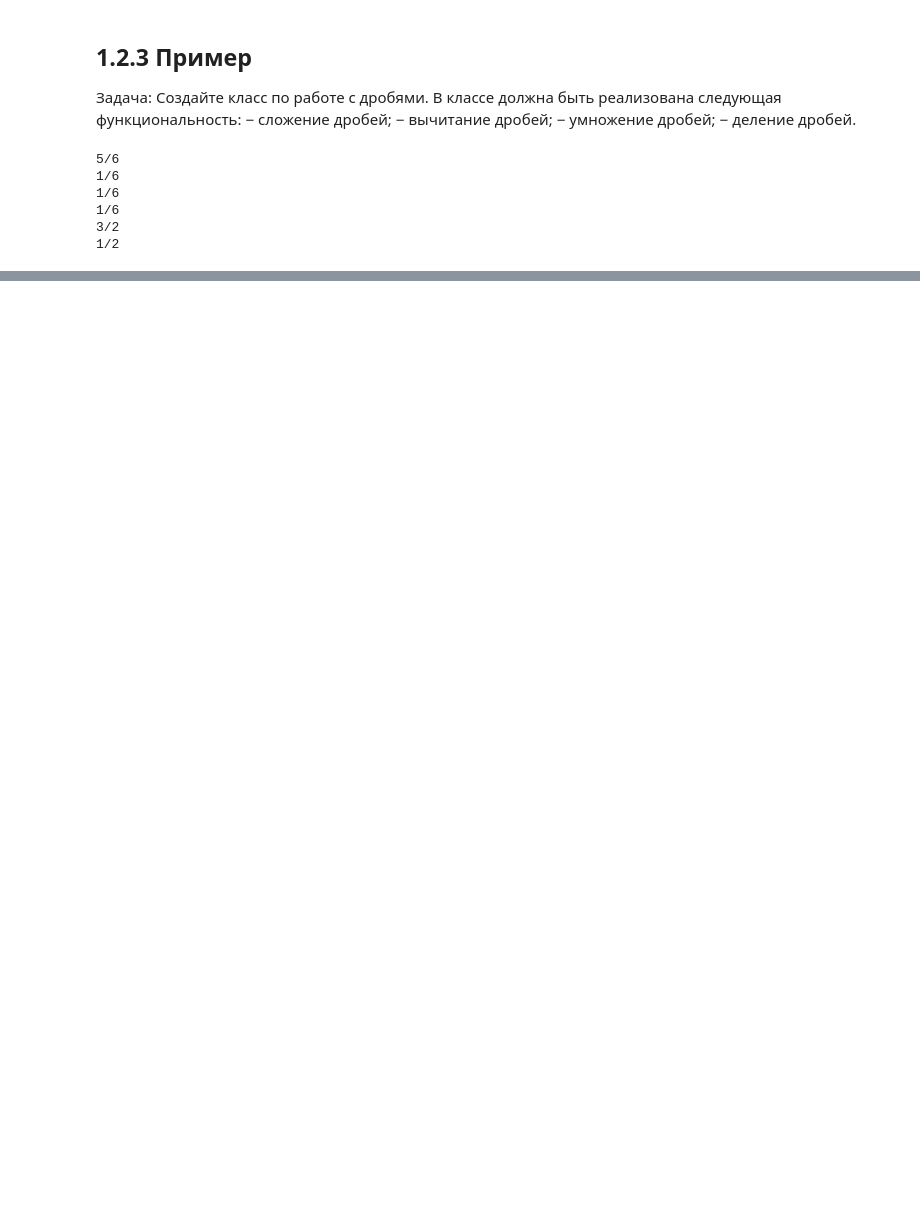
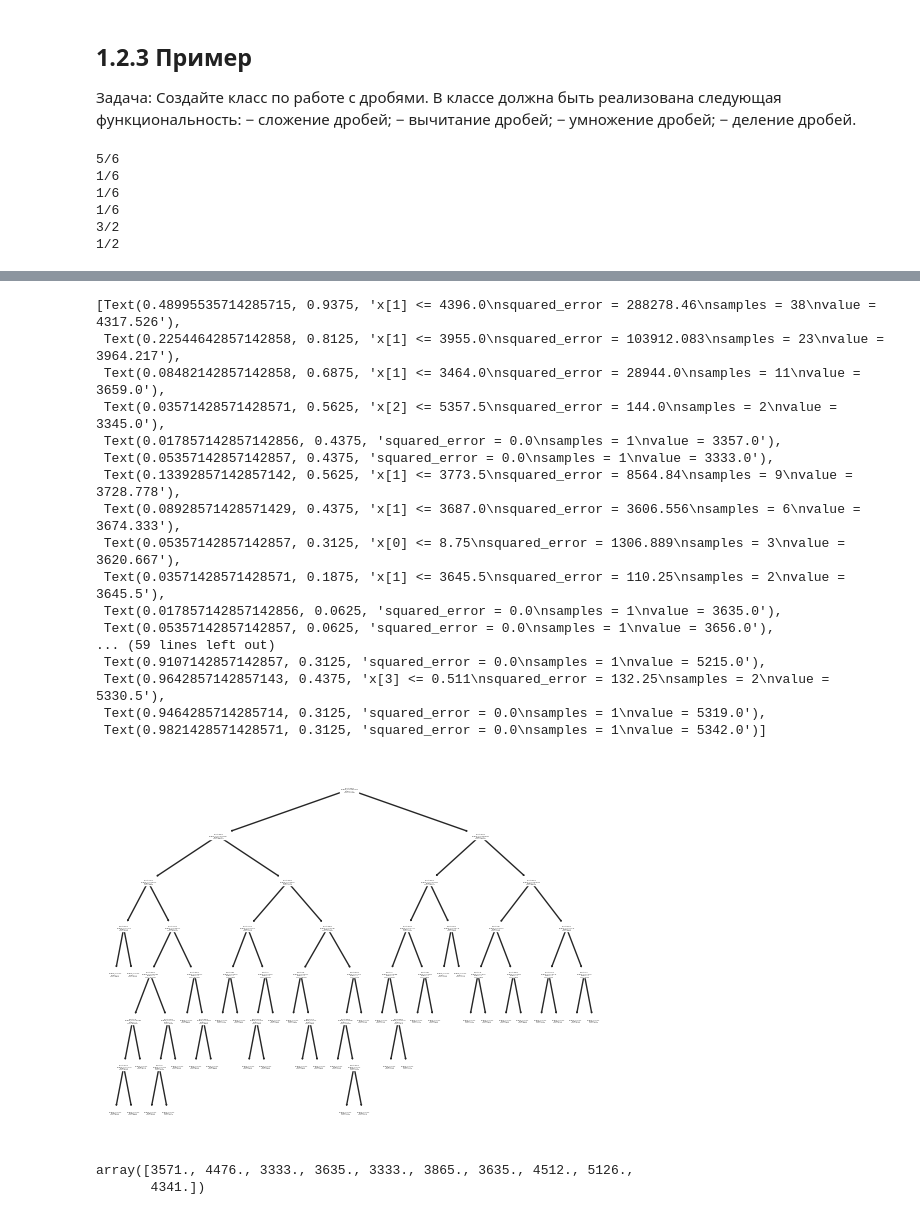
Before and after one commit to Shkityrk/AI_MIREA, a Jupyter notebook: Shkityr_K_Workbook5.ipynb, the cells around one changed output, grey strips where cells are left out. Cells and saved outputs as stored; diff of their text form; code cells hidden in the pictures; blank space fills up the shorter version.

```diff
--- a/Shkityr_K_Workbook5.ipynb
+++ b/Shkityr_K_Workbook5.ipynb
@@ -147,0 +458,6 @@ class Calc:
+# %%
+url = "https://raw.githubusercontent.com/likarajo/petrol_consumption/master/data/petrol_consumption.csv"
+
+dataframe=pd.read_csv(url)
+
+dataframe.head()
@@ -147,0 +485,6 @@ class Calc:
+# %%
+X_task=dataframe.iloc[:,:-1].values
+y_task=dataframe.iloc[:,1].values
+
+print(X_task)
+print(y_task)
@@ -147,0 +509,33 @@ class Calc:
+# %%
+X_train, X_test, y_train, y_test=train_test_split(X_task, y_task, test_size=0.2, random_state=0)
+# %%
+from sklearn.tree import DecisionTreeRegressor
+
+regressor = DecisionTreeRegressor()
+regressor.fit(X_train, y_train)
+tree.plot_tree(regressor)
+# %% [output]
+[Text(0.48995535714285715, 0.9375, 'x[1] <= 4396.0\nsquared_error = 288278.46\nsamples = 38\nvalue = 4317.526'),
+ Text(0.22544642857142858, 0.8125, 'x[1] <= 3955.0\nsquared_error = 103912.083\nsamples = 23\nvalue = 3964.217'),
+ Text(0.08482142857142858, 0.6875, 'x[1] <= 3464.0\nsquared_error = 28944.0\nsamples = 11\nvalue = 3659.0'),
+ Text(0.03571428571428571, 0.5625, 'x[2] <= 5357.5\nsquared_error = 144.0\nsamples = 2\nvalue = 3345.0'),
+ Text(0.017857142857142856, 0.4375, 'squared_error = 0.0\nsamples = 1\nvalue = 3357.0'),
+ Text(0.05357142857142857, 0.4375, 'squared_error = 0.0\nsamples = 1\nvalue = 3333.0'),
+ Text(0.13392857142857142, 0.5625, 'x[1] <= 3773.5\nsquared_error = 8564.84\nsamples = 9\nvalue = 3728.778'),
+ Text(0.08928571428571429, 0.4375, 'x[1] <= 3687.0\nsquared_error = 3606.556\nsamples = 6\nvalue = 3674.333'),
+ Text(0.05357142857142857, 0.3125, 'x[0] <= 8.75\nsquared_error = 1306.889\nsamples = 3\nvalue = 3620.667'),
+ Text(0.03571428571428571, 0.1875, 'x[1] <= 3645.5\nsquared_error = 110.25\nsamples = 2\nvalue = 3645.5'),
+ Text(0.017857142857142856, 0.0625, 'squared_error = 0.0\nsamples = 1\nvalue = 3635.0'),
+ Text(0.05357142857142857, 0.0625, 'squared_error = 0.0\nsamples = 1\nvalue = 3656.0'),
+... (59 lines left out)
+ Text(0.9107142857142857, 0.3125, 'squared_error = 0.0\nsamples = 1\nvalue = 5215.0'),
+ Text(0.9642857142857143, 0.4375, 'x[3] <= 0.511\nsquared_error = 132.25\nsamples = 2\nvalue = 5330.5'),
+ Text(0.9464285714285714, 0.3125, 'squared_error = 0.0\nsamples = 1\nvalue = 5319.0'),
+ Text(0.9821428571428571, 0.3125, 'squared_error = 0.0\nsamples = 1\nvalue = 5342.0')]
+[figure, added]
+# %%
+y_pred=regressor.predict(X_test)
+y_pred
+# %% [output]
+array([3571., 4476., 3333., 3635., 3333., 3865., 3635., 4512., 5126.,
+       4341.])
```
Also changed, not shown: parts of 31 cells of this notebook.
